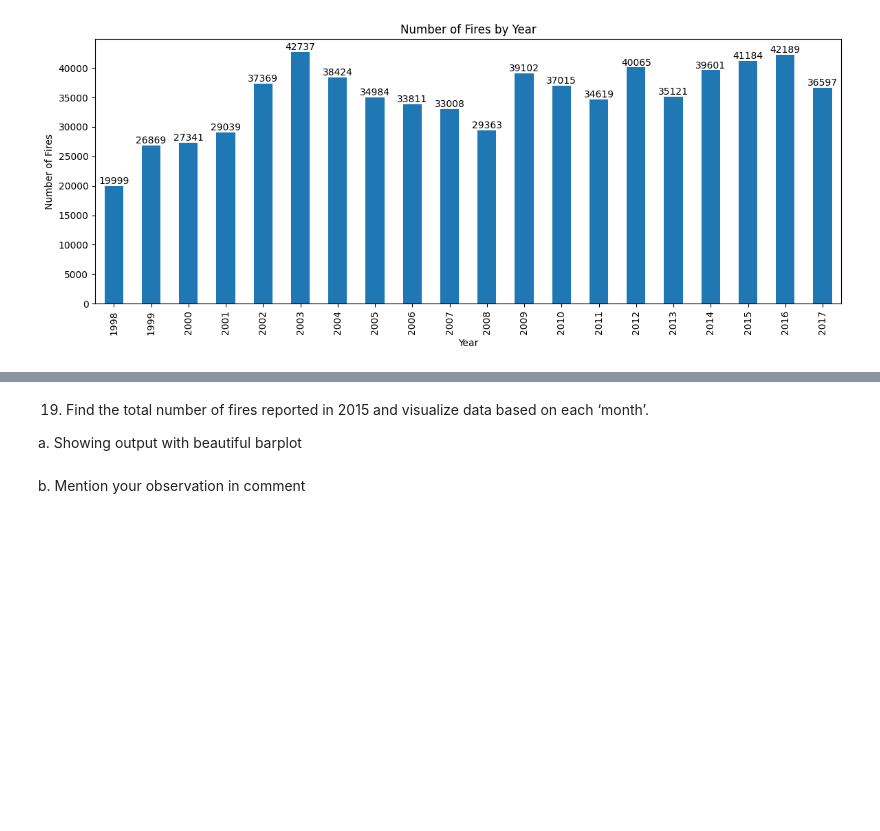
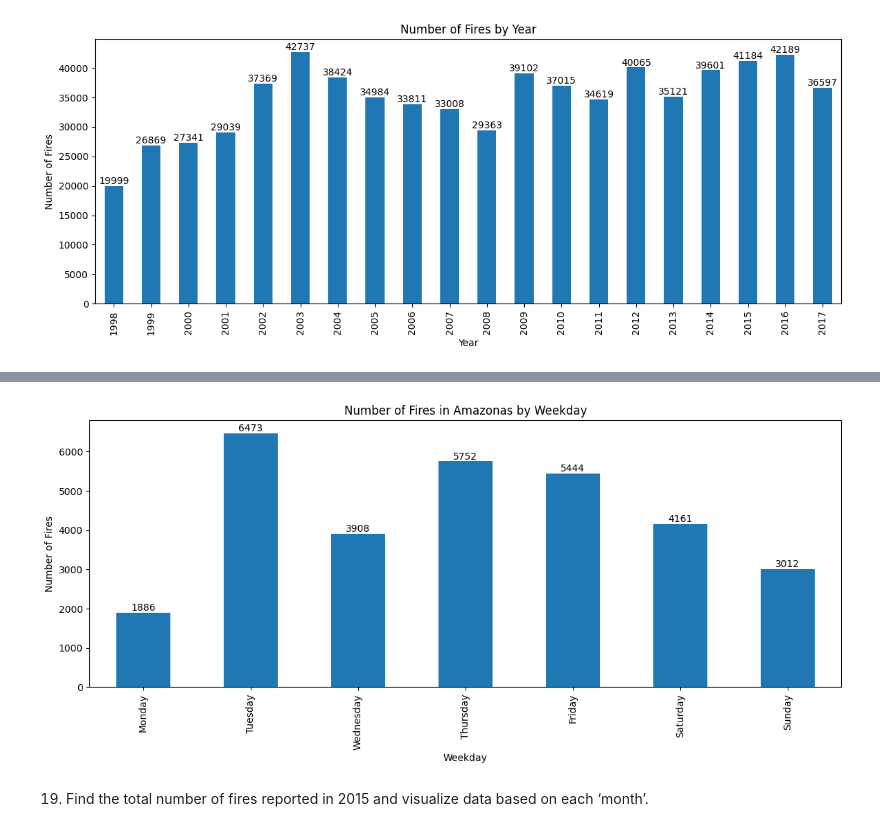
Before and after one commit to pmloppnow/JUMP-Plus, a Jupyter notebook: Project 6/forest_fires.ipynb, the cells around one changed output, grey strips where cells are left out. Saved outputs shown, nothing was run; the diff lists cells and outputs as text; code cells hidden in the pictures; blank space fills up the shorter version.

```diff
--- a/Project 6/forest_fires.ipynb
+++ b/Project 6/forest_fires.ipynb
@@ -290,0 +319,18 @@ b. Don’t forget to mention your observation in comment
+# %%
+weekday_names = ["Monday", "Tuesday", "Wednesday", "Thursday", "Friday", "Saturday", "Sunday"]
+
+amazonas_daily = fires[fires["state"] == "Amazonas"]
+amazonas_daily["weekday"] = amazonas_daily["date"].dt.weekday
+amazonas_daily["weekday"] = amazonas_daily["weekday"].map(lambda x: weekday_names[x])
+amazonas_daily["weekday"] = pd.Categorical(amazonas_daily["weekday"], categories = weekday_names, ordered = True)
+amazonas_daily = amazonas_daily.groupby("weekday")["number"].sum()
+
+amazonas_day_fire_plot = amazonas_daily.plot(kind = "bar", figsize = (14, 5))
+plt.xlabel("Weekday")
+plt.ylabel("Number of Fires")
+plt.title("Number of Fires in Amazonas by Weekday")
+for bar in amazonas_day_fire_plot.containers:
+    amazonas_day_fire_plot.bar_label(bar)
+plt.show()
+# %% [output]
+[figure, added]
@@ -291,7 +339,2 @@ b. Don’t forget to mention your observation in comment
 # %% [markdown]
-19. Find the total number of fires reported in 2015 and visualize data
-based on each ‘month’.
-
-a. Showing output with beautiful barplot
+19. Find the total number of fires reported in 2015 and visualize data based on each ‘month’.
-# %% [markdown]
-b. Mention your observation in comment
```
Also changed, not shown: parts of 30 cells of this notebook.
